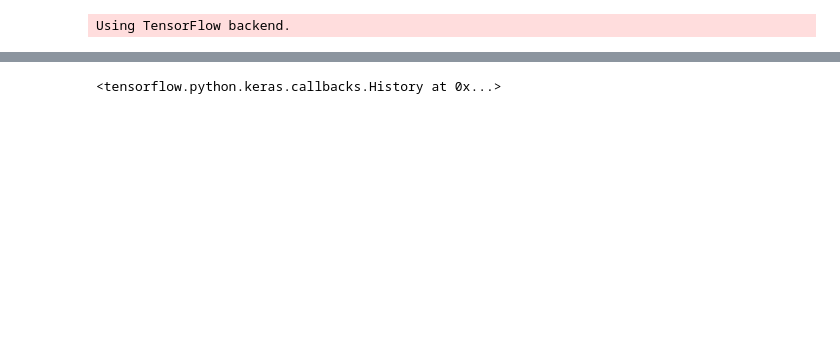
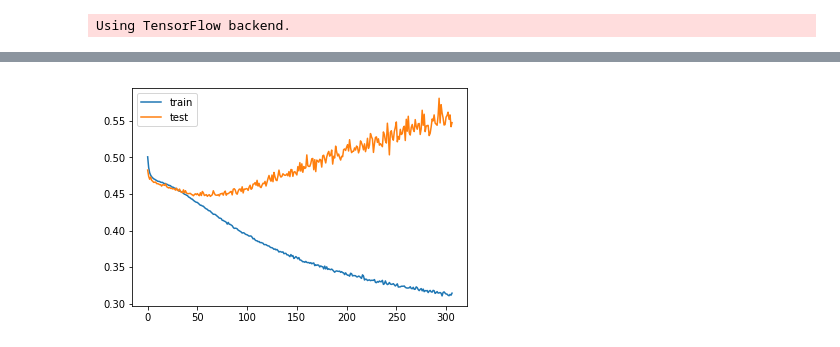
Before and after one commit to BlueBug12/stock, a Jupyter notebook: bin/LSTM_classifier.ipynb, the cells around one changed output, grey strips where cells are left out. Saved outputs shown, nothing was run; the diff lists cells and outputs as text; code cells hidden in the pictures; blank space fills up the shorter version.

Commit message:
overfitting result

```diff
--- a/bin/LSTM_classifier.ipynb
+++ b/bin/LSTM_classifier.ipynb
@@ -15,11 +15,12 @@ import pandas
 Using TensorFlow backend.
 # %%
 def normalize(df):
+    norm_df = df.copy()
     min_max_scaler = preprocessing.MinMaxScaler()
     #df = df.drop(['date','adj_close'],axis=1)
-    for col in df.columns:
-        df[col] = min_max_scaler.fit_transform(df[col].values.reshape(-1,1))
-    return df
+    for col in norm_df.columns:
+        norm_df[col] = min_max_scaler.fit_transform(norm_df[col].values.reshape(-1,1))
+    return norm_df
 def denormalize(normalized,original,feature='close'):
     original_value = original[feature].values.reshape(-1,1)
     normalized_value = normalized.reshape(-1,1)
@@ -151,3 +191,26 @@ def save_model(model,path):
     model.save(path)
 def load_model(path):
     load_model(path)
+# %%
+#with open(os.path.join(os.getcwd(),"data","2330.pickle"),'rb') as f:
+#    df = pickle.load(f).iloc[:-60]
+all_df=[]
+for train_data in os.listdir(os.path.join(os.getcwd(),'data')):
+    with open(os.path.join(os.getcwd(),"data",train_data),'rb') as f:
+        print(train_data)
+
+        sub_df=pickle.load(f)#.iloc[:-60]
+        #print((sub_df.columns))
+        #sub_df.replace([np.inf, -np.inf], np.nan,inplace=True)
+        #print(sub_df.isna().sum())
+        all_df.append(sub_df)
+
+df = pd.concat(all_df,axis=0, ignore_index=True)
+
+past = 30
+future = 3
+Y_train=genOutputTrain(df, past,future,profit=0.01)
+df_norm=normalize(df)
+X_train=genInputTrain(df_norm, past,future,drop=True)
+X_train, Y_train = shuffle(X_train, Y_train)
+X_train, Y_train, X_val, Y_val = splitData(X_train, Y_train, 0.33)
@@ -154,12 +235,7 @@ def load_model(path):
 # %%
-with open(os.path.join(os.getcwd(),"data","2330.pickle"),'rb') as f:
-    df = pickle.load(f)
-Y_train=genOutputTrain(df, 30,5,profit=0.02)
-df_norm=normalize(df)
-X_train=genInputTrain(df_norm, 30,5)
-
 model = buildModel3(X_train.shape)
 callback = EarlyStopping(monitor="loss", patience=10, verbose=1, mode="auto")
-model.fit(X_train, Y_train, epochs=1000, batch_size=128, validation_data=(X_val, Y_val), callbacks=[callback])
+history=model.fit(X_train, Y_train, epochs=1000, batch_size=128, validation_data=(X_val, Y_val), callbacks=[callback])
+training_result(history)
 # %% [output]
 Epoch 1/1000
@@ -182 +258 @@ Epoch 00175: early stopping
-<tensorflow.python.keras.callbacks.History at 0x...>
+[figure, added]
```
Also changed, not shown: parts of 11 cells of this notebook.
